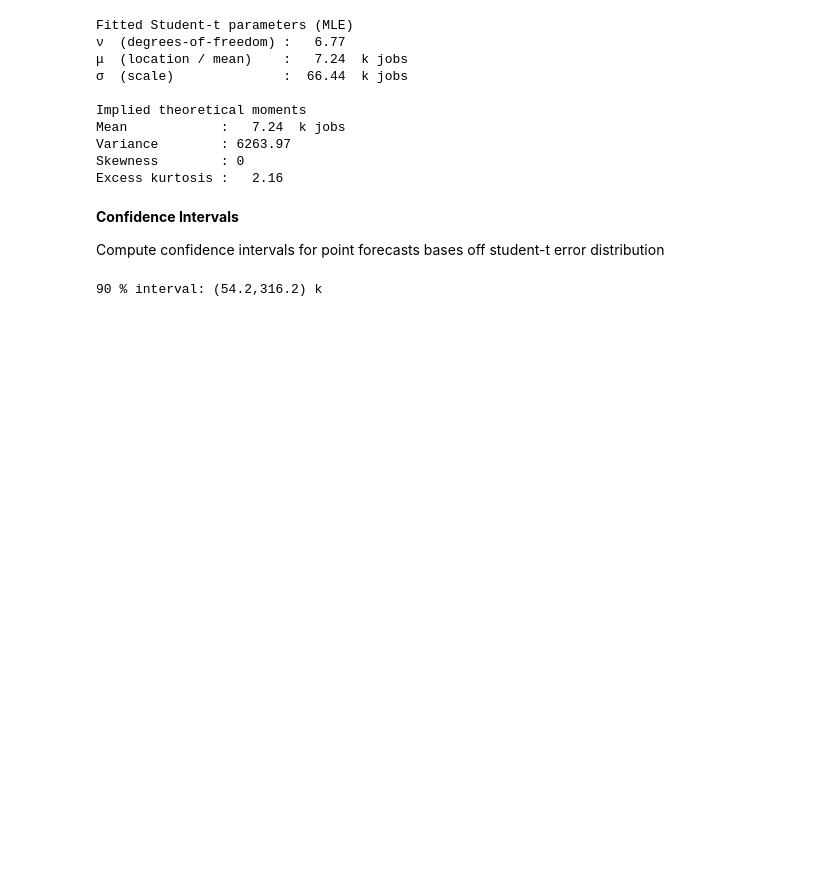
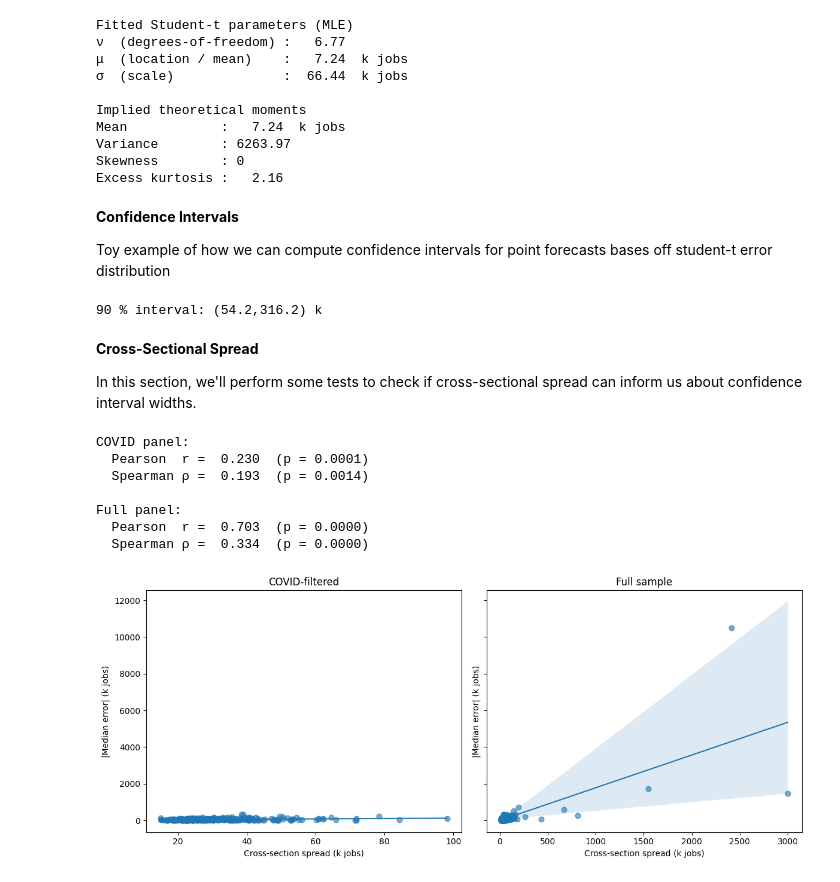
Before and after one commit to nicwjh/nfp-forecasting, a Jupyter notebook: notebooks/nfp_2_eda.ipynb, the cells around one changed output. Saved outputs shown, nothing was run; the diff lists cells and outputs as text; code cells hidden in the pictures; blank space fills up the shorter version.

Commit message:
Spread vs median miss cross-sectional diagnostics

```diff
--- a/notebooks/nfp_2_eda.ipynb
+++ b/notebooks/nfp_2_eda.ipynb
@@ -389,7 +390,7 @@ Excess kurtosis :   2.16
 # %% [markdown]
 **Confidence Intervals**
 
-Compute confidence intervals for point forecasts bases off student-t error distribution
+Toy example of how we can compute confidence intervals for point forecasts bases off student-t error distribution
 # %%
 def student_t_interval(point_forecast, nu=7.418464693617684, loc=5.192769902441414, scale=69.74945424622365, level=0.95):
     """Return lower, upper bounds of a (1-α) prediction interval."""
@@ -406,3 +407,62 @@ low, high = student_t_interval(
 print(f"90 % interval: ({low:.1f},{high:.1f}) k")
 # %% [output]
 90 % interval: (54.2,316.2) k
+# %% [markdown]
+**Cross-Sectional Spread**
+
+In this section, we'll perform some tests to check if cross-sectional spread can inform us about confidence interval widths.
+# %%
+# ------------------------------------------------------------
+# 1. Helper to build (date, spread, abs_err) table
+# ------------------------------------------------------------
+def build_spread_df(panel: pd.DataFrame, label: str) -> pd.DataFrame:
+    """Return DataFrame with release_date, spread, abs_err for a panel."""
+    # cross-sectional std of forecasts
+    spread = (panel.groupby("release_date")["forecast"]
+                     .std(ddof=0)                # population SD
+                     .rename("spread"))
+    # median forecast & actual
+    med_act = (panel.groupby("release_date")
+                     .agg(median_fc=("forecast", "median"),
+                          actual    =("actual",   "first")))
+    med_act["abs_err"] = (med_act["median_fc"] - med_act["actual"]).abs()
+    out = med_act.join(spread).reset_index()
+    out["panel"] = label
+    return out.dropna(subset=["spread"])         # ensure SD defined
+
+covid_tbl  = build_spread_df(df,       "COVID")
+full_tbl   = build_spread_df(df_full,  "Full")
+
+# ------------------------------------------------------------
+# 2. Correlation summary
+# ------------------------------------------------------------
+for tbl, name in [(covid_tbl, "COVID"), (full_tbl, "Full")]:
+    pearson  = stats.pearsonr(tbl["spread"], tbl["abs_err"])
+    spearman = stats.spearmanr(tbl["spread"], tbl["abs_err"])
+    print(f"\n{name} panel:")
+    print(f"  Pearson  r = {pearson.statistic:6.3f}  (p = {pearson.pvalue:.4f})")
+    print(f"  Spearman ρ = {spearman.statistic:6.3f}  (p = {spearman.pvalue:.4f})")
+
+# ------------------------------------------------------------
+# 3. Scatter plots
+# ------------------------------------------------------------
+fig, axs = plt.subplots(1, 2, figsize=(12, 5), sharey=True)
+
+for ax, tbl, title in zip(axs, [covid_tbl, full_tbl], ["COVID-filtered", "Full sample"]):
+    sns.regplot(data=tbl, x="spread", y="abs_err",
+                scatter_kws={"alpha":0.6, "s":40}, line_kws={"linewidth":1.5}, ax=ax)
+    ax.set_title(title)
+    ax.set_xlabel("Cross-section spread (k jobs)")
+    ax.set_ylabel("|Median error| (k jobs)")
+
+plt.tight_layout()
+plt.show()
+# %% [output]
+COVID panel:
+  Pearson  r =  0.230  (p = 0.0001)
+  Spearman ρ =  0.193  (p = 0.0014)
+
+Full panel:
+  Pearson  r =  0.703  (p = 0.0000)
+  Spearman ρ =  0.334  (p = 0.0000)
+[figure, added]
```
Also changed, not shown: parts of 3 cells of this notebook.
